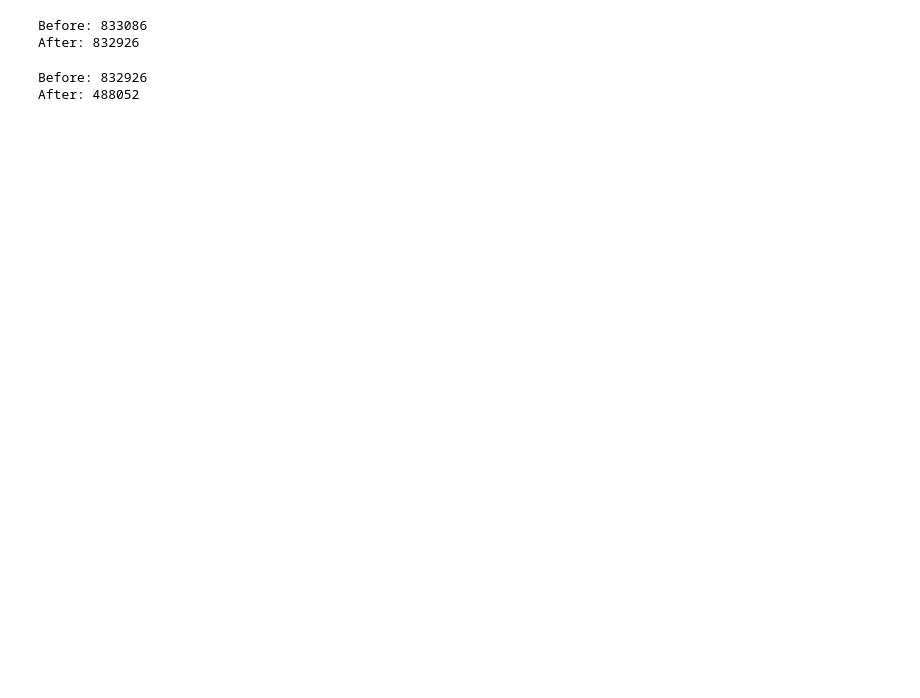
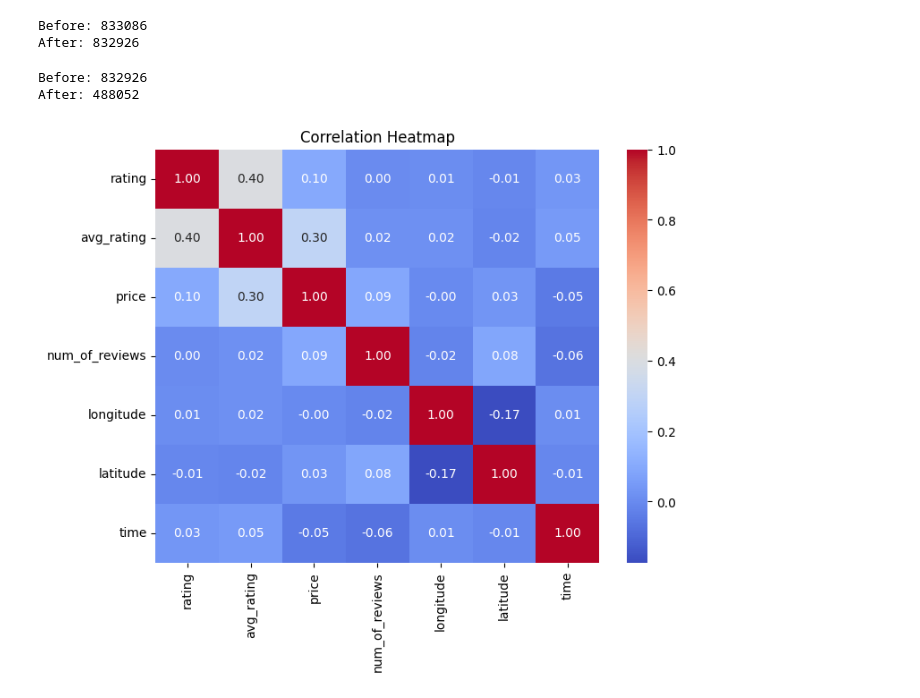
Before and after one commit to JaeHyun-Cha-00/CSE158-Assignment2, a Jupyter notebook: Analytics_Clean.ipynb, the cells around one changed output. Drawn from its saved outputs; the diff is of its cells as text; code cells hidden in the pictures; blank space fills up the shorter version.

```diff
--- a/Analytics_Clean.ipynb
+++ b/Analytics_Clean.ipynb
@@ -74,3 +69,13 @@ After: 488052
 # %%
 #enconding of pricing convert $$$ price to numerical 0 none, 1 = $, 2 = $$, 3 = $$$, 4 = $$$$
 df["price"] = df["price"].str.len()
+# %%
+cols = ["rating","avg_rating","price", "num_of_reviews","longitude","latitude","time"]
+corr = df[cols].corr()
+
+plt.figure(figsize=(8,6))
+sns.heatmap(corr, annot=True, cmap="coolwarm", fmt=".2f")
+plt.title("Correlation Heatmap")
+plt.show()
+# %% [output]
+[figure, added]
```
Also changed, not shown: parts of 6 cells of this notebook, 1 other file.
